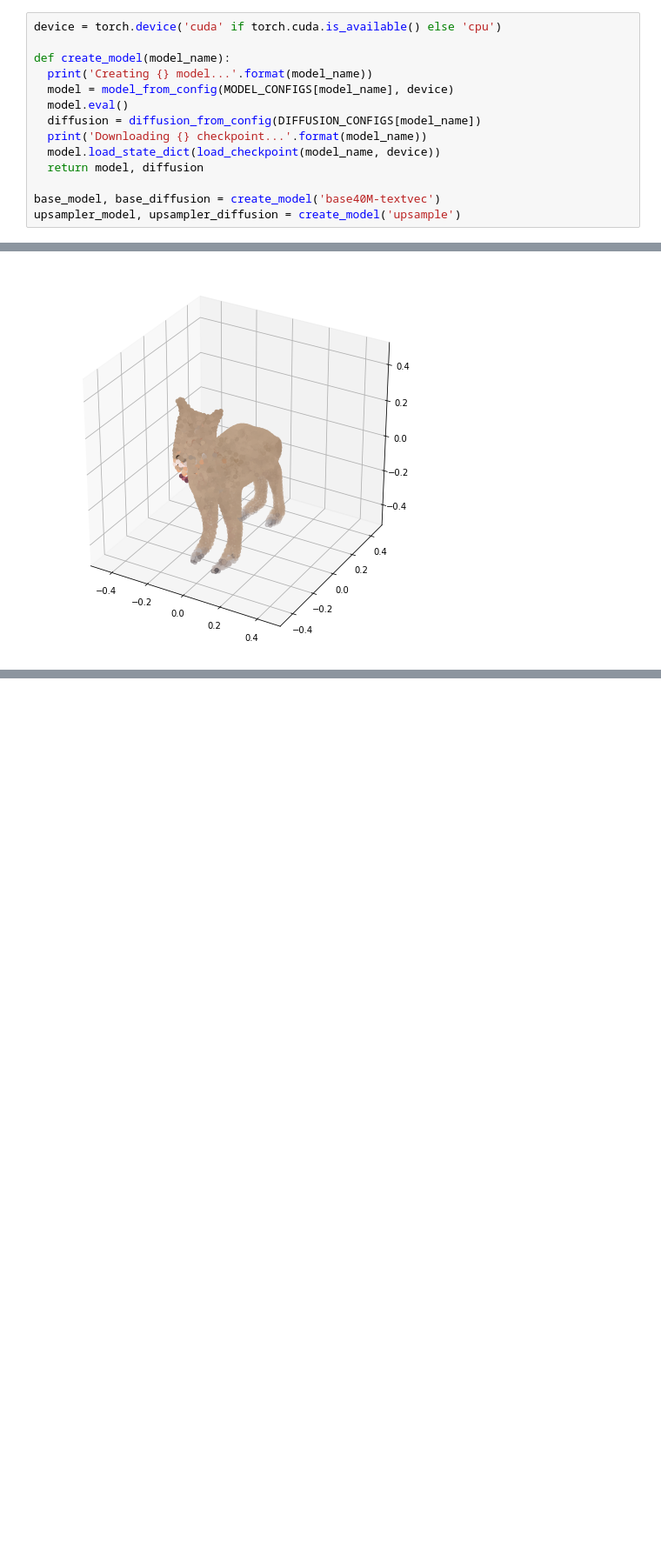
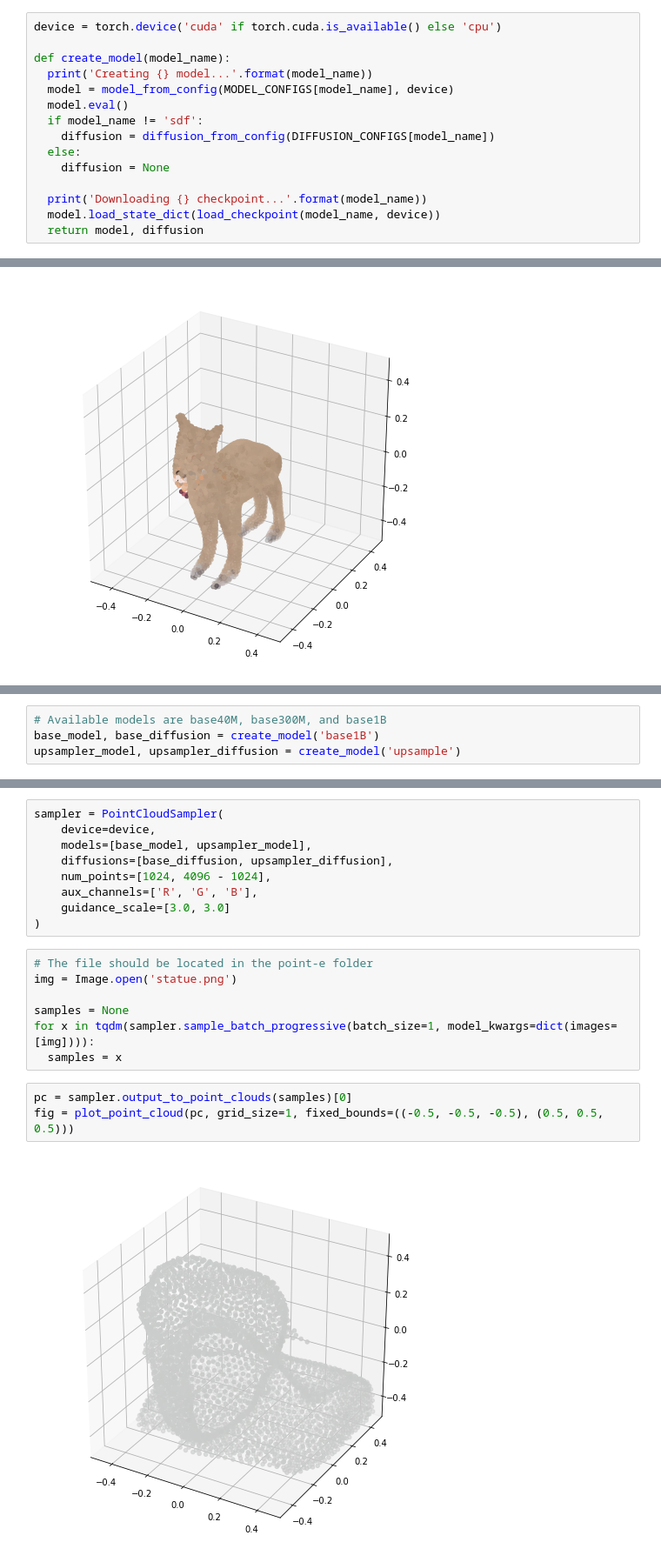
Before and after one commit to PsorTheDoctor/artificial-intelligence, a Jupyter notebook: modern_approach/text_to_3d/point_e.ipynb, the cells around one changed output, grey strips where cells are left out. Shown at 87% size. Drawn from its saved outputs; the diff is of its cells as text; blank space fills up the shorter version.

```diff
--- a/modern_approach/text_to_3d/point_e.ipynb
+++ b/modern_approach/text_to_3d/point_e.ipynb
@@ -23,10 +29,11 @@ def create_model(model_name):
   print('Creating {} model...'.format(model_name))
   model = model_from_config(MODEL_CONFIGS[model_name], device)
   model.eval()
-  diffusion = diffusion_from_config(DIFFUSION_CONFIGS[model_name])
+  if model_name != 'sdf':
+    diffusion = diffusion_from_config(DIFFUSION_CONFIGS[model_name])
+  else:
+    diffusion = None
+
   print('Downloading {} checkpoint...'.format(model_name))
   model.load_state_dict(load_checkpoint(model_name, device))
   return model, diffusion
-
-base_model, base_diffusion = create_model('base40M-textvec')
-upsampler_model, upsampler_diffusion = create_model('upsample')
@@ -68,0 +76,4 @@ fig = plot_point_cloud(pc, grid_size=1, fixed_bounds=((-0.5, -0.5, -0.5), (0.5,
+# %%
+# Available models are base40M, base300M, and base1B
+base_model, base_diffusion = create_model('base1B')
+upsampler_model, upsampler_diffusion = create_model('upsample')
@@ -68,0 +85,21 @@ fig = plot_point_cloud(pc, grid_size=1, fixed_bounds=((-0.5, -0.5, -0.5), (0.5,
+# %%
+sampler = PointCloudSampler(
+    device=device,
+    models=[base_model, upsampler_model],
+    diffusions=[base_diffusion, upsampler_diffusion],
+    num_points=[1024, 4096 - 1024],
+    aux_channels=['R', 'G', 'B'],
+    guidance_scale=[3.0, 3.0]
+)
+# %%
+# The file should be located in the point-e folder
+img = Image.open('statue.png')
+
+samples = None
+for x in tqdm(sampler.sample_batch_progressive(batch_size=1, model_kwargs=dict(images=[img]))):
+  samples = x
+# %%
+pc = sampler.output_to_point_clouds(samples)[0]
+fig = plot_point_cloud(pc, grid_size=1, fixed_bounds=((-0.5, -0.5, -0.5), (0.5, 0.5, 0.5)))
+# %% [output]
+[figure, added]
```
Also changed, not shown: parts of 13 cells of this notebook.
